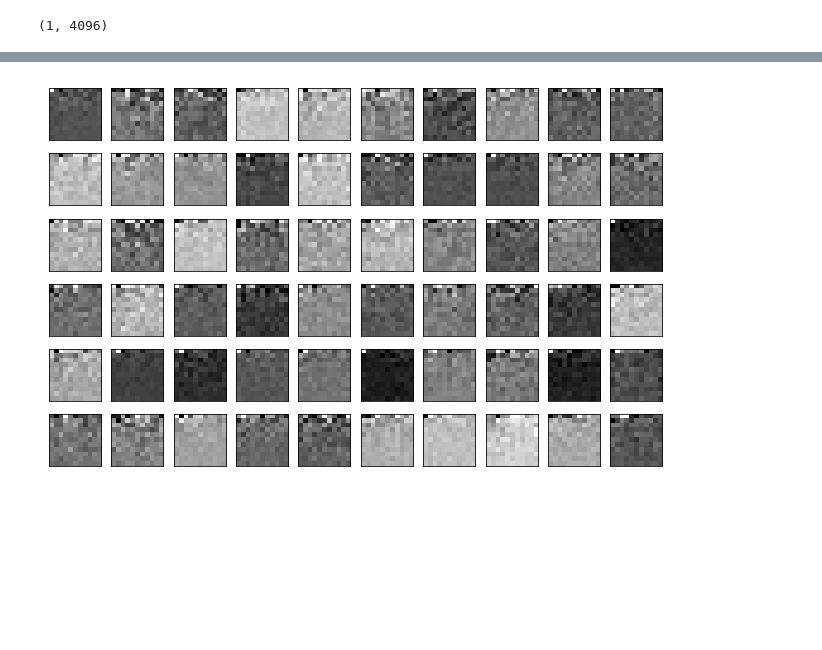
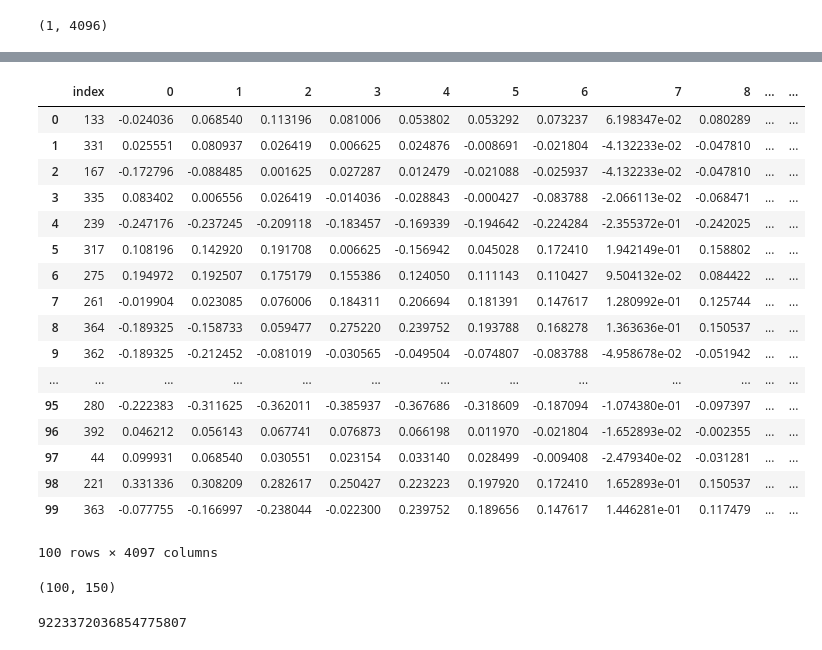
Before and after one commit to championballer/ComputerVision, a Jupyter notebook: Face Recognition .ipynb, the cells around one changed output, grey strips where cells are left out. Cells and saved outputs as stored; diff of their text form; code cells hidden in the pictures; blank space fills up the shorter version.

Commit message:
Completed Face Recognition

```diff
--- a/Face Recognition .ipynb
+++ b/Face Recognition .ipynb
@@ -116,4 +160,23 @@ def show_orignal_images(pixels):
-# %%
-show_orignal_images(Xtrain_pca)
-# %% [output]
-[figure, removed]
+# %%
+x_test = x_test.sub(avg_face.squeeze(), axis=1)
+# %%
+x_test.reset_index()
+# %% [output]
+|  | index | 0 | 1 | 2 | 3 | 4 | 5 | 6 | 7 | 8 | ... | ... |
+| 0 | 133 | -0.024036 | 0.068540 | 0.113196 | 0.081006 | 0.053802 | 0.053292 | 0.073237 | 6.198347e-02 | 0.080289 | ... | ... |
+| 1 | 331 | 0.025551 | 0.080937 | 0.026419 | 0.006625 | 0.024876 | -0.008691 | -0.021804 | -4.132233e-02 | -0.047810 | ... | ... |
+| 2 | 167 | -0.172796 | -0.088485 | 0.001625 | 0.027287 | 0.012479 | -0.021088 | -0.025937 | -4.132233e-02 | -0.047810 | ... | ... |
+| 3 | 335 | 0.083402 | 0.006556 | 0.026419 | -0.014036 | -0.028843 | -0.000427 | -0.083788 | -2.066113e-02 | -0.068471 | ... | ... |
+| 4 | 239 | -0.247176 | -0.237245 | -0.209118 | -0.183457 | -0.169339 | -0.194642 | -0.224284 | -2.355372e-01 | -0.242025 | ... | ... |
+| 5 | 317 | 0.108196 | 0.142920 | 0.191708 | 0.006625 | -0.156942 | 0.045028 | 0.172410 | 1.942149e-01 | 0.158802 | ... | ... |
+| 6 | 275 | 0.194972 | 0.192507 | 0.175179 | 0.155386 | 0.124050 | 0.111143 | 0.110427 | 9.504132e-02 | 0.084422 | ... | ... |
+| 7 | 261 | -0.019904 | 0.023085 | 0.076006 | 0.184311 | 0.206694 | 0.181391 | 0.147617 | 1.280992e-01 | 0.125744 | ... | ... |
+| 8 | 364 | -0.189325 | -0.158733 | 0.059477 | 0.275220 | 0.239752 | 0.193788 | 0.168278 | 1.363636e-01 | 0.150537 | ... | ... |
+| 9 | 362 | -0.189325 | -0.212452 | -0.081019 | -0.030565 | -0.049504 | -0.074807 | -0.083788 | -4.958678e-02 | -0.051942 | ... | ... |
+| ... | ... | ... | ... | ... | ... | ... | ... | ... | ... | ... | ... | ... |
+| 95 | 280 | -0.222383 | -0.311625 | -0.362011 | -0.385937 | -0.367686 | -0.318609 | -0.187094 | -1.074380e-01 | -0.097397 | ... | ... |
+| 96 | 392 | 0.046212 | 0.056143 | 0.067741 | 0.076873 | 0.066198 | 0.011970 | -0.021804 | -1.652893e-02 | -0.002355 | ... | ... |
+| 97 | 44 | 0.099931 | 0.068540 | 0.030551 | 0.023154 | 0.033140 | 0.028499 | -0.009408 | -2.479340e-02 | -0.031281 | ... | ... |
+| 98 | 221 | 0.331336 | 0.308209 | 0.282617 | 0.250427 | 0.223223 | 0.197920 | 0.172410 | 1.652893e-01 | 0.150537 | ... | ... |
+| 99 | 363 | -0.077755 | -0.166997 | -0.238044 | -0.022300 | 0.239752 | 0.189656 | 0.147617 | 1.446281e-01 | 0.117479 | ... | ... |
+100 rows × 4097 columns
@@ -119,0 +185,8 @@ show_orignal_images(Xtrain_pca)
+# %%
+Xtest_pca.shape
+# %% [output]
+(100, 150)
+# %%
+print(sys.maxsize)
+# %% [output]
+9223372036854775807
```
Also changed, not shown: parts of 23 cells of this notebook.
